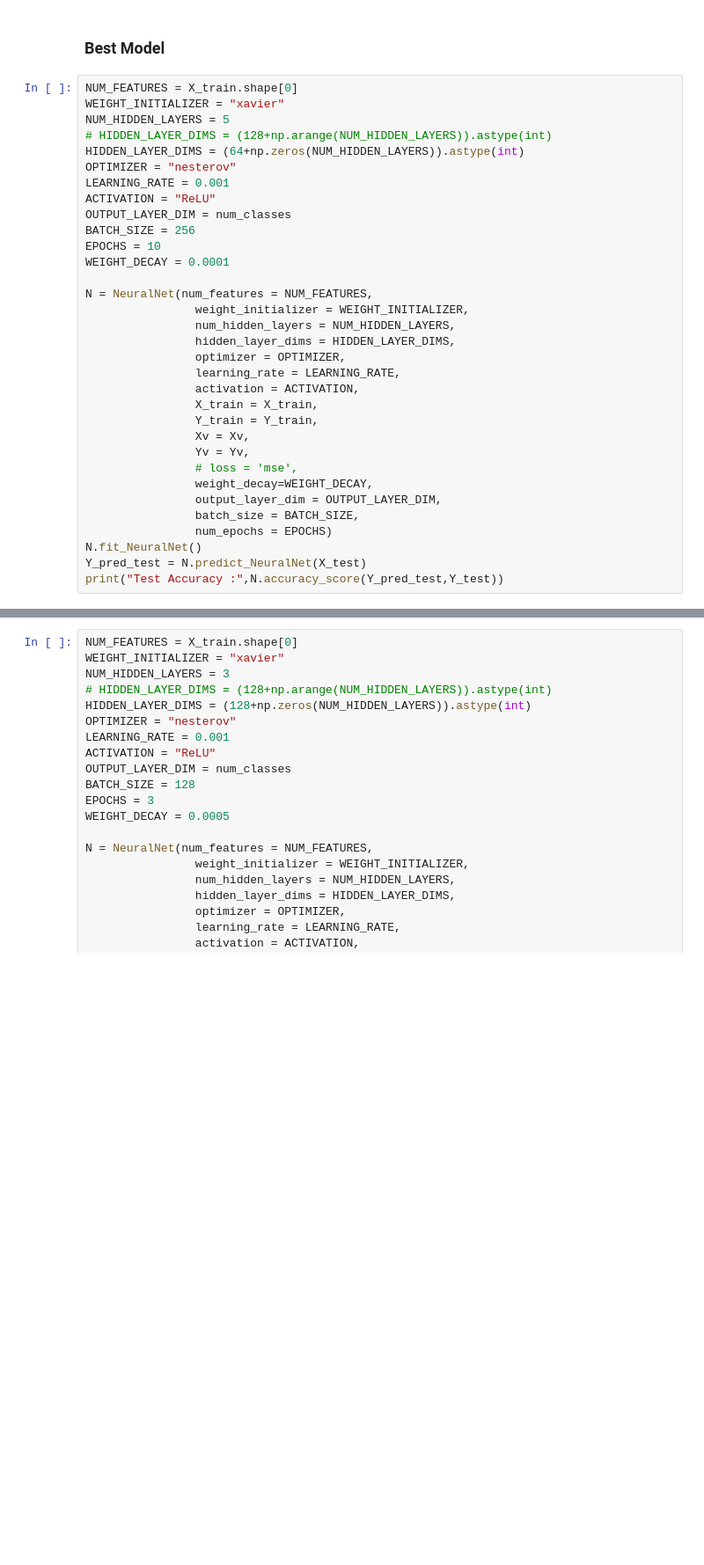
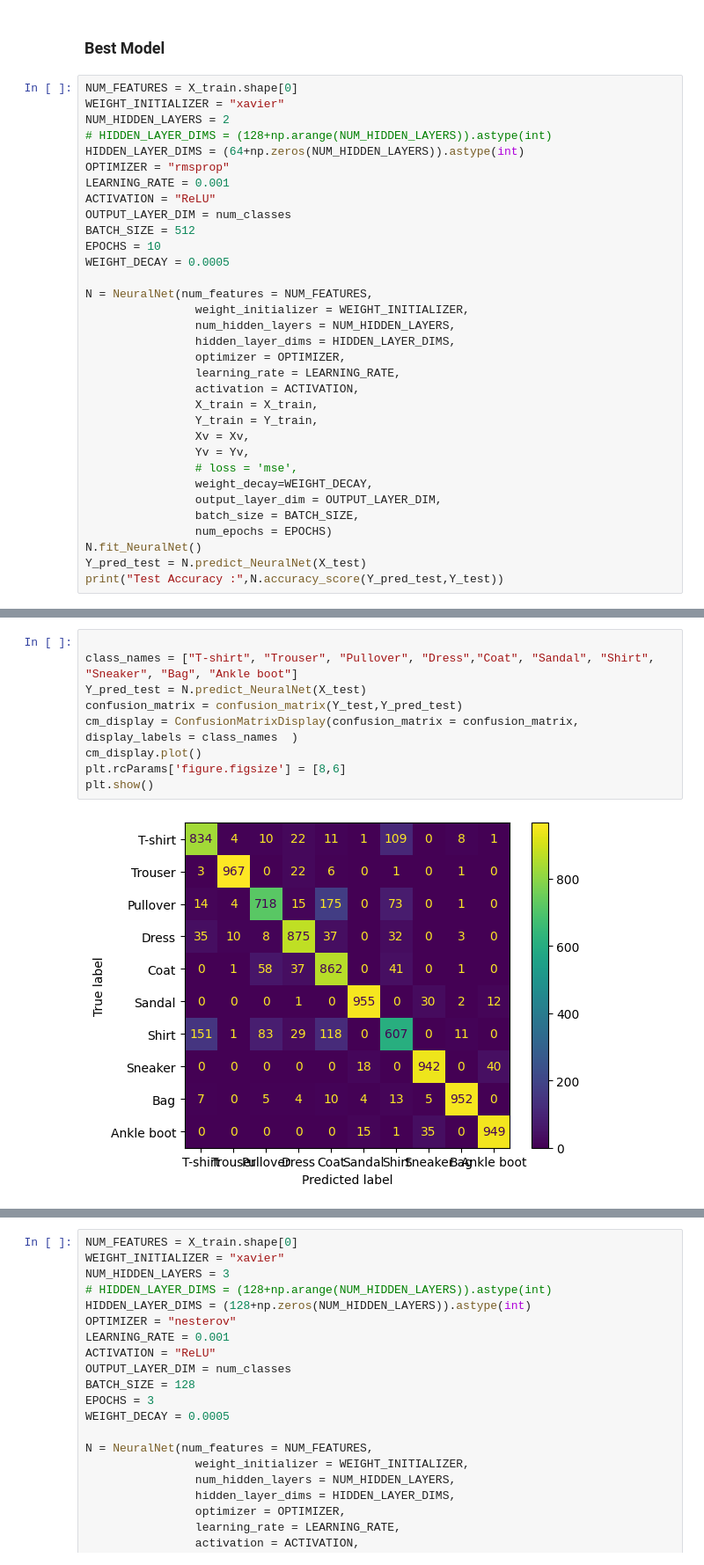
Before and after one commit to Arunesh28/Feed-Forward-Neural-Network, a Jupyter notebook: FeedForwardNeuralNet_fashion_mnist.ipynb, the cells around one changed output, grey strips where cells are left out. Shown at 88% size. Saved outputs shown, nothing was run; the diff lists cells and outputs as text; blank space fills up the shorter version.

```diff
--- a/FeedForwardNeuralNet_fashion_mnist.ipynb
+++ b/FeedForwardNeuralNet_fashion_mnist.ipynb
@@ -629,16 +629,16 @@ print("Test Accuracy :",N.accuracy_score(Y_pred_test,Y_test))
 # %%
 NUM_FEATURES = X_train.shape[0]
 WEIGHT_INITIALIZER = "xavier"
-NUM_HIDDEN_LAYERS = 5
+NUM_HIDDEN_LAYERS = 2
 # HIDDEN_LAYER_DIMS = (128+np.arange(NUM_HIDDEN_LAYERS)).astype(int)
 HIDDEN_LAYER_DIMS = (64+np.zeros(NUM_HIDDEN_LAYERS)).astype(int)
-OPTIMIZER = "nesterov"
+OPTIMIZER = "rmsprop"
 LEARNING_RATE = 0.001
 ACTIVATION = "ReLU"
 OUTPUT_LAYER_DIM = num_classes
-BATCH_SIZE = 256
+BATCH_SIZE = 512
 EPOCHS = 10
-WEIGHT_DECAY = 0.0001
+WEIGHT_DECAY = 0.0005
 
 N = NeuralNet(num_features = NUM_FEATURES,
                 weight_initializer = WEIGHT_INITIALIZER,
@@ -679,0 +682,11 @@ Test Accuracy : 0.1
+# %%
+
+class_names = ["T-shirt", "Trouser", "Pullover", "Dress","Coat", "Sandal", "Shirt", "Sneaker", "Bag", "Ankle boot"]
+Y_pred_test = N.predict_NeuralNet(X_test)
+confusion_matrix = confusion_matrix(Y_test,Y_pred_test)
+cm_display = ConfusionMatrixDisplay(confusion_matrix = confusion_matrix, display_labels = class_names  )
+cm_display.plot()
+plt.rcParams['figure.figsize'] = [8,6]
+plt.show()
+# %% [output]
+[figure, added]
```
Also changed, not shown: parts of 5 cells of this notebook, 1 other file.
